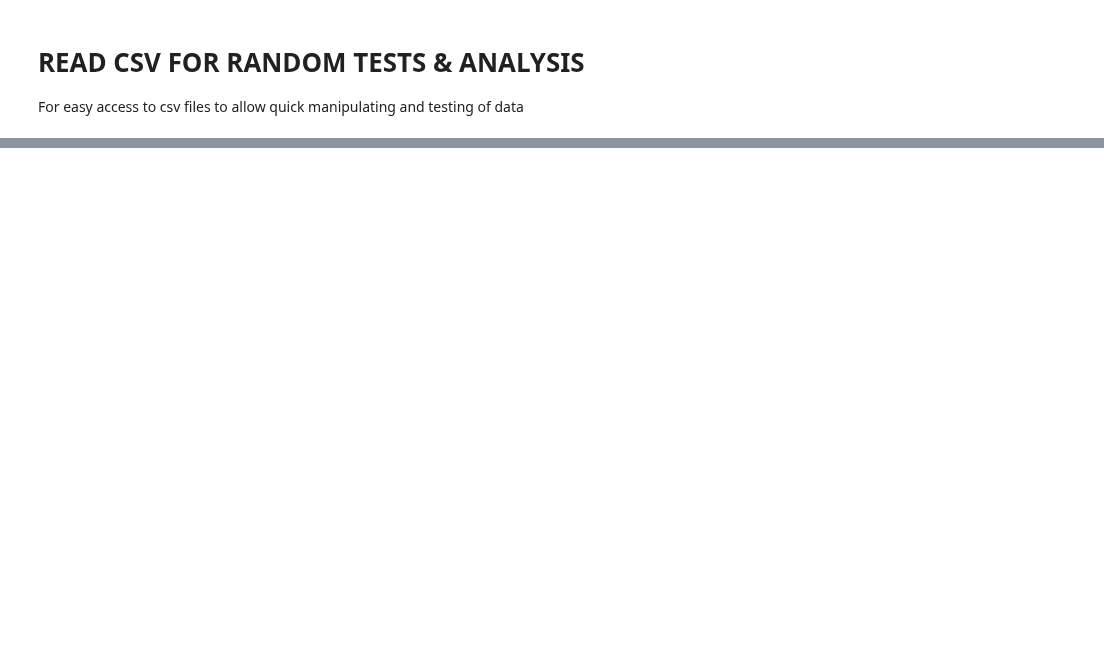
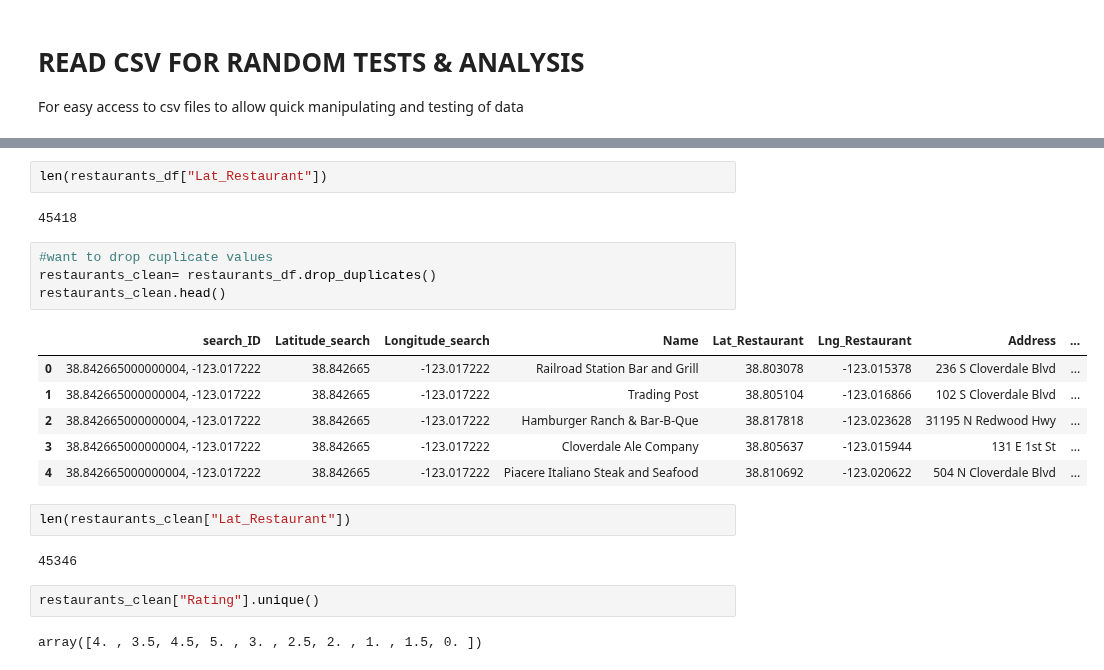
Before and after one commit to lquasem/Project-1, a Jupyter notebook: testing_and_analysis.ipynb, the cells around one changed output, grey strips where cells are left out. Saved outputs shown, nothing was run; the diff lists cells and outputs as text; blank space fills up the shorter version.

```diff
--- a/testing_and_analysis.ipynb
+++ b/testing_and_analysis.ipynb
@@ -51,0 +56,23 @@ Name: search_ID, Length: 381, dtype: int64
+# %%
+len(restaurants_df["Lat_Restaurant"])
+# %% [output]
+45418
+# %%
+#want to drop cuplicate values
+restaurants_clean= restaurants_df.drop_duplicates()
+restaurants_clean.head()
+# %% [output]
+|  | search_ID | Latitude_search | Longitude_search | Name | Lat_Restaurant | Lng_Restaurant | Address | ... |
+| 0 | 38.842665000000004, -123.017222 | 38.842665 | -123.017222 | Railroad Station Bar and Grill | 38.803078 | -123.015378 | 236 S Cloverdale Blvd | ... |
+| 1 | 38.842665000000004, -123.017222 | 38.842665 | -123.017222 | Trading Post | 38.805104 | -123.016866 | 102 S Cloverdale Blvd | ... |
+| 2 | 38.842665000000004, -123.017222 | 38.842665 | -123.017222 | Hamburger Ranch & Bar-B-Que | 38.817818 | -123.023628 | 31195 N Redwood Hwy | ... |
+| 3 | 38.842665000000004, -123.017222 | 38.842665 | -123.017222 | Cloverdale Ale Company | 38.805637 | -123.015944 | 131 E 1st St | ... |
+| 4 | 38.842665000000004, -123.017222 | 38.842665 | -123.017222 | Piacere Italiano Steak and Seafood | 38.810692 | -123.020622 | 504 N Cloverdale Blvd | ... |
+# %%
+len(restaurants_clean["Lat_Restaurant"])
+# %% [output]
+45346
+# %%
+restaurants_clean["Rating"].unique()
+# %% [output]
+array([4. , 3.5, 4.5, 5. , 3. , 2.5, 2. , 1. , 1.5, 0. ])
```
Also changed, not shown: parts of 7 cells of this notebook.
